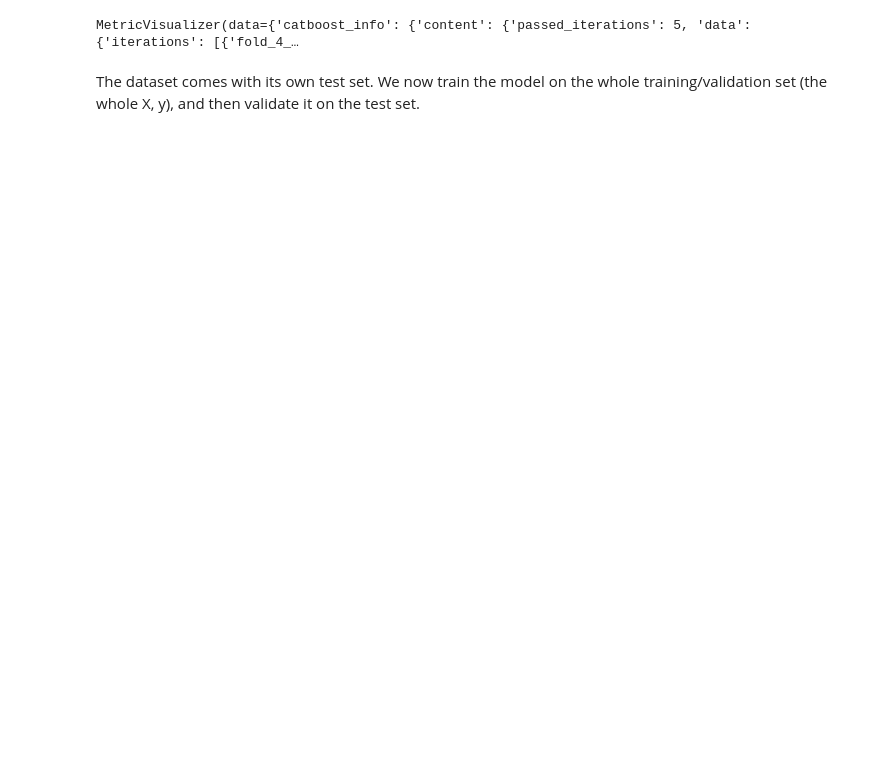
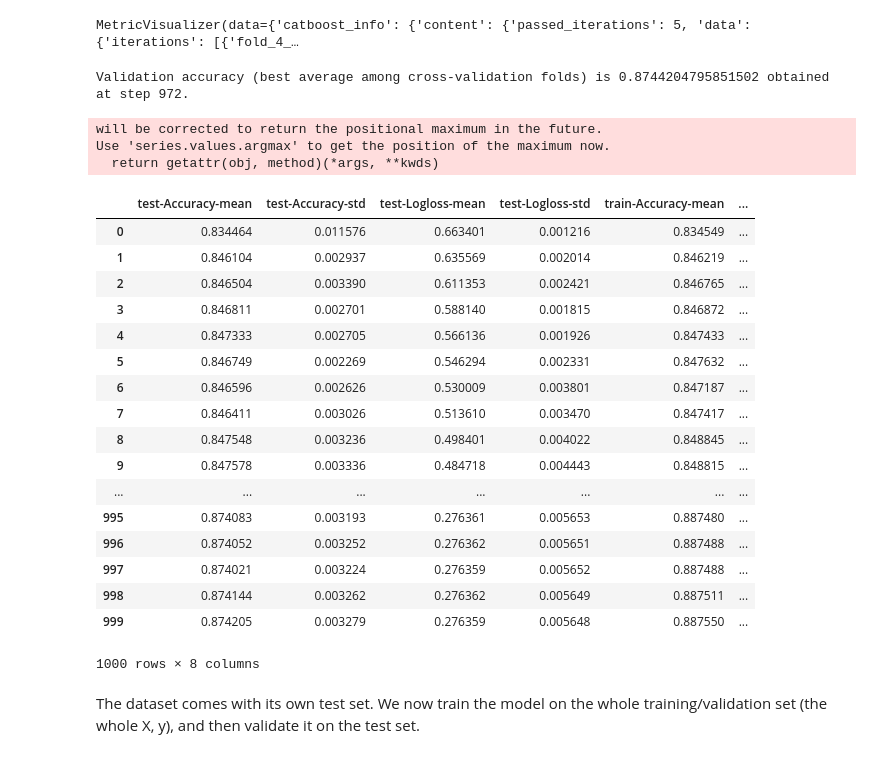
Before and after one commit to fantauzzi/census_income, a Jupyter notebook: census_income_catboost.ipynb, the cells around one changed output. Drawn from its saved outputs; the diff is of its cells as text; code cells hidden in the pictures; blank space fills up the shorter version.

Commit message:
Printing validation metrics at the end of training

```diff
--- a/census_income_catboost.ipynb
+++ b/census_income_catboost.ipynb
@@ -159,3 +161,9 @@ model = CatBoostClassifier(custom_loss=['Accuracy'],
+# %%
+model = CatBoostClassifier(
+                           random_seed=42,
+                           logging_level='Silent',
+                           eval_metric='Accuracy'
+                          )
 # %%
 model.fit(X_train,
           y_train,
@@ -179,6 +191,34 @@ cv_data = cv(Pool(X, y, cat_features = cat_features_idxs),
 # %% [output]
 [interactive output not drawn]
 MetricVisualizer(data={'catboost_info': {'content': {'passed_iterations': 5, 'data': {'iterations': [{'fold_4_…
+# %%
+print('Validation accuracy (best average among cross-validation folds) is {} obtained at step {}.'.format(np.max(cv_data['test-Accuracy-mean']), np.argmax(cv_data['test-Accuracy-mean'])))
+# %% [output]
+Validation accuracy (best average among cross-validation folds) is 0.8744204795851502 obtained at step 972.
+will be corrected to return the positional maximum in the future.
+Use 'series.values.argmax' to get the position of the maximum now.
+  return getattr(obj, method)(*args, **kwds)
+# %%
+cv_data
+# %% [output]
+|  | test-Accuracy-mean | test-Accuracy-std | test-Logloss-mean | test-Logloss-std | train-Accuracy-mean | ... |
+| 0 | 0.834464 | 0.011576 | 0.663401 | 0.001216 | 0.834549 | ... |
+| 1 | 0.846104 | 0.002937 | 0.635569 | 0.002014 | 0.846219 | ... |
+| 2 | 0.846504 | 0.003390 | 0.611353 | 0.002421 | 0.846765 | ... |
+| 3 | 0.846811 | 0.002701 | 0.588140 | 0.001815 | 0.846872 | ... |
+| 4 | 0.847333 | 0.002705 | 0.566136 | 0.001926 | 0.847433 | ... |
+| 5 | 0.846749 | 0.002269 | 0.546294 | 0.002331 | 0.847632 | ... |
+| 6 | 0.846596 | 0.002626 | 0.530009 | 0.003801 | 0.847187 | ... |
+| 7 | 0.846411 | 0.003026 | 0.513610 | 0.003470 | 0.847417 | ... |
+| 8 | 0.847548 | 0.003236 | 0.498401 | 0.004022 | 0.848845 | ... |
+| 9 | 0.847578 | 0.003336 | 0.484718 | 0.004443 | 0.848815 | ... |
+| ... | ... | ... | ... | ... | ... | ... |
+| 995 | 0.874083 | 0.003193 | 0.276361 | 0.005653 | 0.887480 | ... |
+| 996 | 0.874052 | 0.003252 | 0.276362 | 0.005651 | 0.887488 | ... |
+| 997 | 0.874021 | 0.003224 | 0.276359 | 0.005652 | 0.887488 | ... |
+| 998 | 0.874144 | 0.003262 | 0.276362 | 0.005649 | 0.887511 | ... |
+| 999 | 0.874205 | 0.003279 | 0.276359 | 0.005648 | 0.887550 | ... |
+1000 rows × 8 columns
 # %% [markdown]
 The dataset comes with its own test set. We now train the model on the whole training/validation set (the whole X, y), and then validate it on the test set.
 # %%
```
Also changed, not shown: parts of 3 cells of this notebook.
